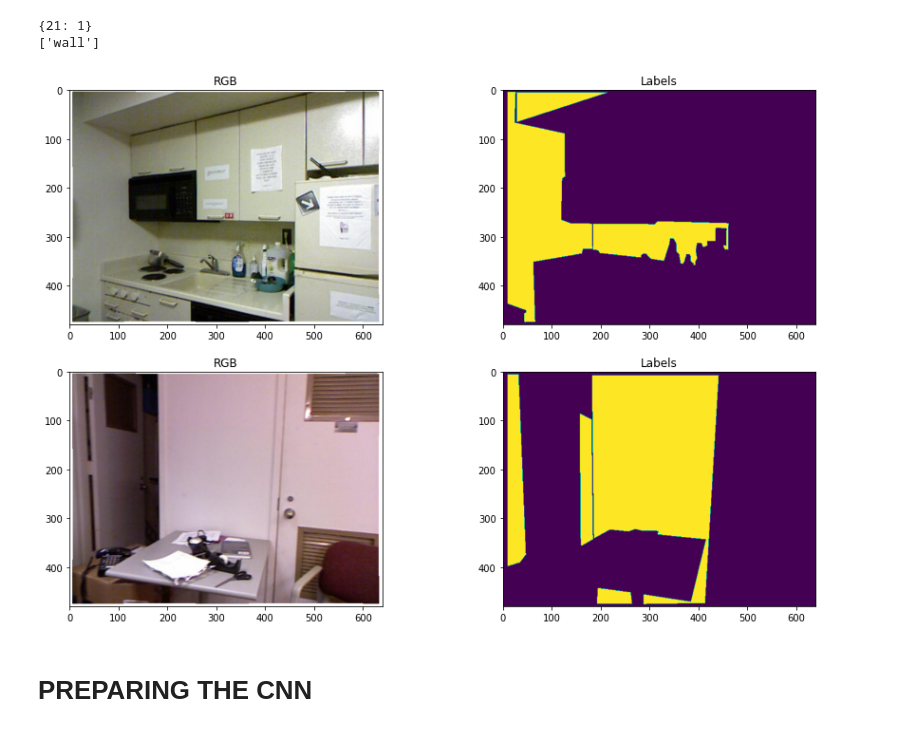
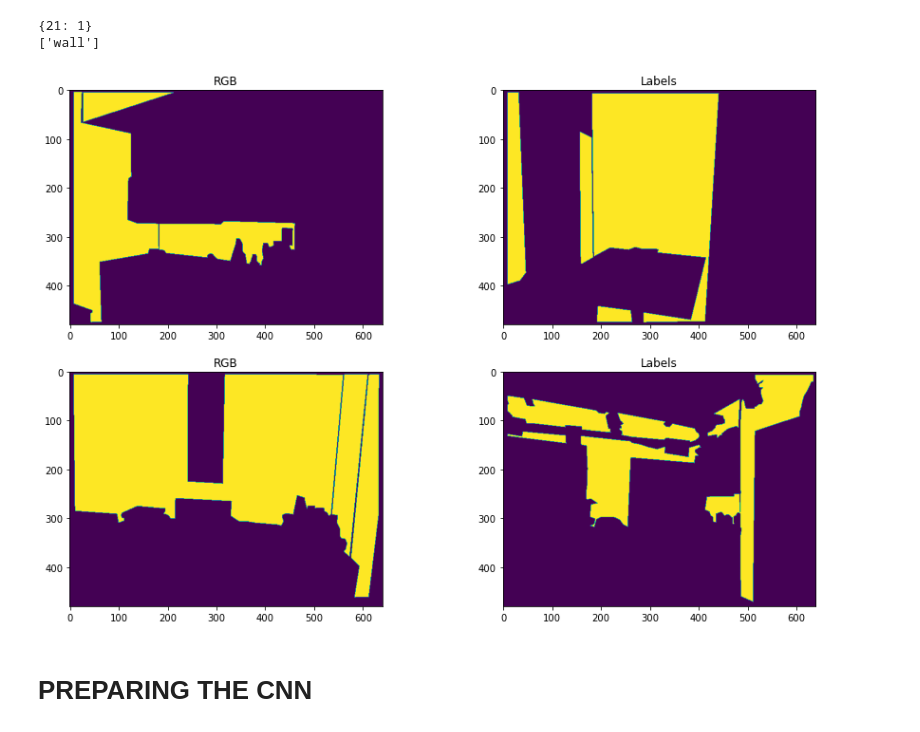
Before and after one commit to Intelligent-Machines-Lab/Omni_3D, a Jupyter notebook: Semantic_segmentation/semantic_cnn.ipynb, the cells around one changed output. Saved outputs shown, nothing was run; the diff lists cells and outputs as text; code cells hidden in the pictures.

```diff
--- a/Semantic_segmentation/semantic_cnn.ipynb
+++ b/Semantic_segmentation/semantic_cnn.ipynb
@@ -73,10 +74,10 @@ print(allowed_labels_indexes)
 [20]
 # %%
 # Exclui labels não usadas para treinar
-labelsFinal = np.copy(labels)
-
+labelsFinal = labels.astype(np.uint16, copy=False)
 super_threshold_indices = np.isin(labelsFinal, np.asarray(allowed_labels_indexes)+1, invert=True)
 labelsFinal[super_threshold_indices] = 0
+super_threshold_indices = None
 print(np.min(labelsFinal))
 # %% [output]
 0
@@ -114,16 +116,16 @@ print(allowed_labels)
 # %%
 plt.subplot(2, 2, 1)
 plt.title('RGB')
-plt.imshow(images[:,:,:,1])
+plt.imshow(labelsFinal[:,:,1])
 plt.subplot(2, 2, 2)
 plt.title('Labels')
-plt.imshow(labelsFinal[:,:,1])
+plt.imshow(labelsFinal[:,:,2])
 plt.subplot(2, 2, 3)
 plt.title('RGB')
-plt.imshow(images[:,:,:,2])
+plt.imshow(labelsFinal[:,:,3])
 plt.subplot(2, 2, 4)
 plt.title('Labels')
-plt.imshow(labelsFinal[:,:,2])
+plt.imshow(labelsFinal[:,:,4])
 plt.show()
 # %% [output]
-[figure, old version]
+[figure, new version]
```
Also changed, not shown: parts of 3 cells of this notebook.
